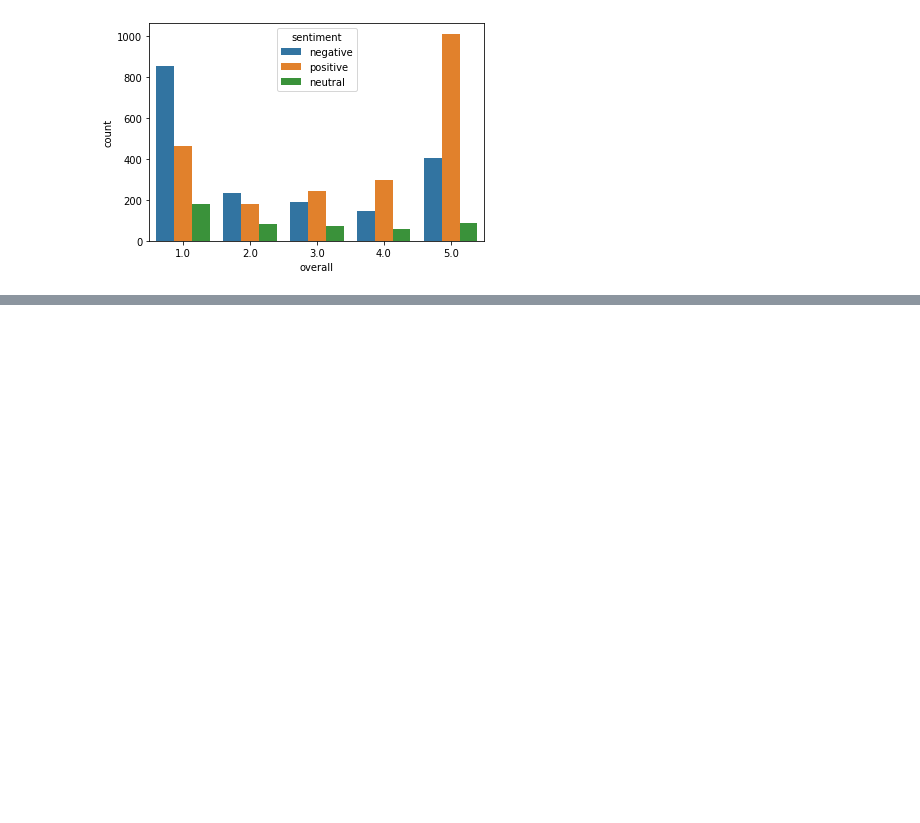
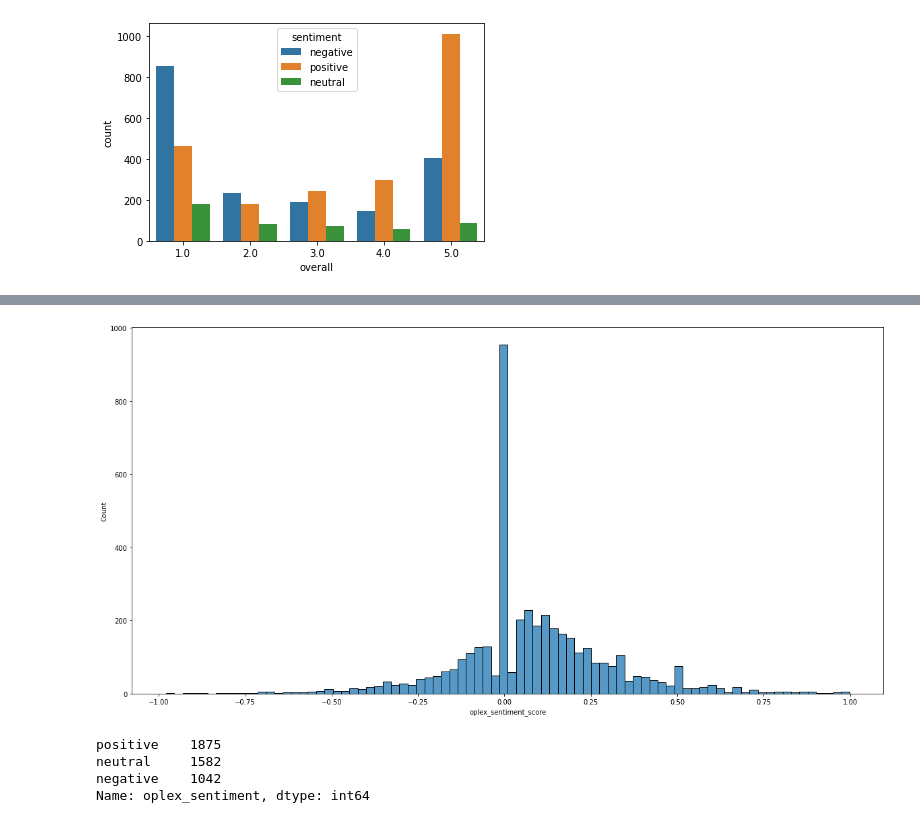
Before and after one commit to koosha-t/Sentiment-Analysis-NLP-for-Marketting, a Jupyter notebook: creating_sentiment_scoring_model/Sentiment_Scoring_BaselineModel.ipynb, the cells around one changed output, grey strips where cells are left out. Saved outputs shown, nothing was run; the diff lists cells and outputs as text; code cells hidden in the pictures; blank space fills up the shorter version.

```diff
--- a/creating_sentiment_scoring_model/Sentiment_Scoring_BaselineModel.ipynb
+++ b/creating_sentiment_scoring_model/Sentiment_Scoring_BaselineModel.ipynb
@@ -136,0 +150,36 @@ plt.show()
+# %%
+pos_words = list(opinion_lexicon.positive())
+neg_words = list(opinion_lexicon.negative())
+# %%
+def get_sentiment_score_oplex(text):
+
+    """
+        This method returns the sentiment score of a given text using nltk opinion lexicon.
+        input: text
+        output: numeric (double) score, >0 means positive sentiment and <0 means negative sentiment.
+    """
+    total_score = 0
+
+    raw_sentences = sent_tokenize(text)
+
+    for sentence in raw_sentences:
+
+        sent_score = 0
+        sentence = str(sentence)
+        sentence = sentence.replace("<br />"," ").translate(str.maketrans('','',punctuation)).lower()
+        tokens = TreebankWordTokenizer().tokenize(text)
+        for token in tokens:
+            sent_score = sent_score + 1 if token in pos_words else (sent_score - 1 if token in neg_words else sent_score)
+        total_score = total_score + (sent_score / len(tokens))
+
+
+    return total_score
+# %%
+reviews['oplex_sentiment_score'] = reviews['reviewText'].apply(lambda x: get_sentiment_score_oplex(x))
+# %%
+fig , ax = plt.subplots(nrows=1, ncols=1, figsize=(20,10))
+sns.histplot(x='oplex_sentiment_score',\
+             data=reviews.query("oplex_sentiment_score < 1 and oplex_sentiment_score>-1"), ax=ax)
+plt.show()
+# %% [output]
+[figure, added]
@@ -136,0 +189,7 @@ plt.show()
+# %%
+reviews['oplex_sentiment'].value_counts(dropna=False)
+# %% [output]
+positive    1875
+neutral     1582
+negative    1042
+Name: oplex_sentiment, dtype: int64
```
Also changed, not shown: parts of 12 cells of this notebook.
